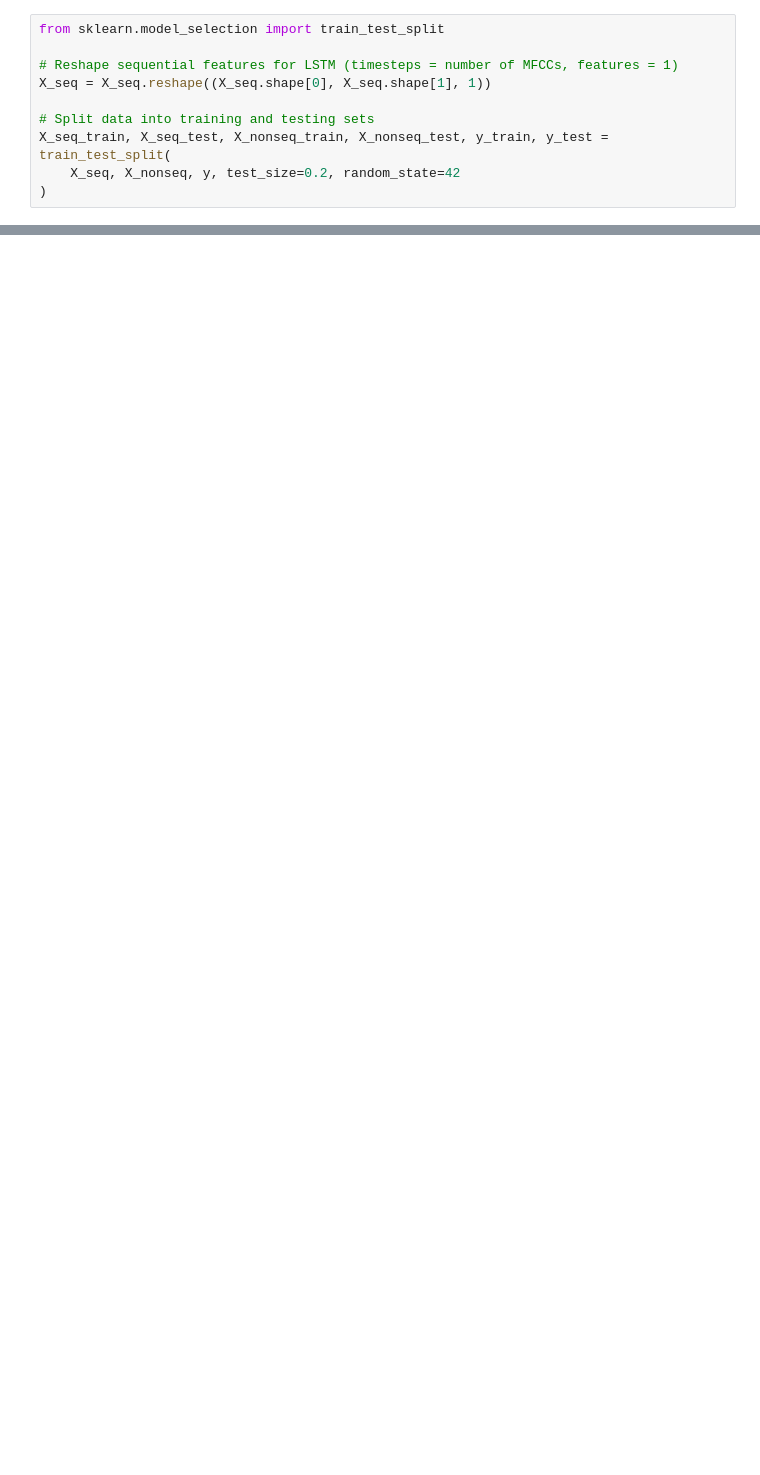
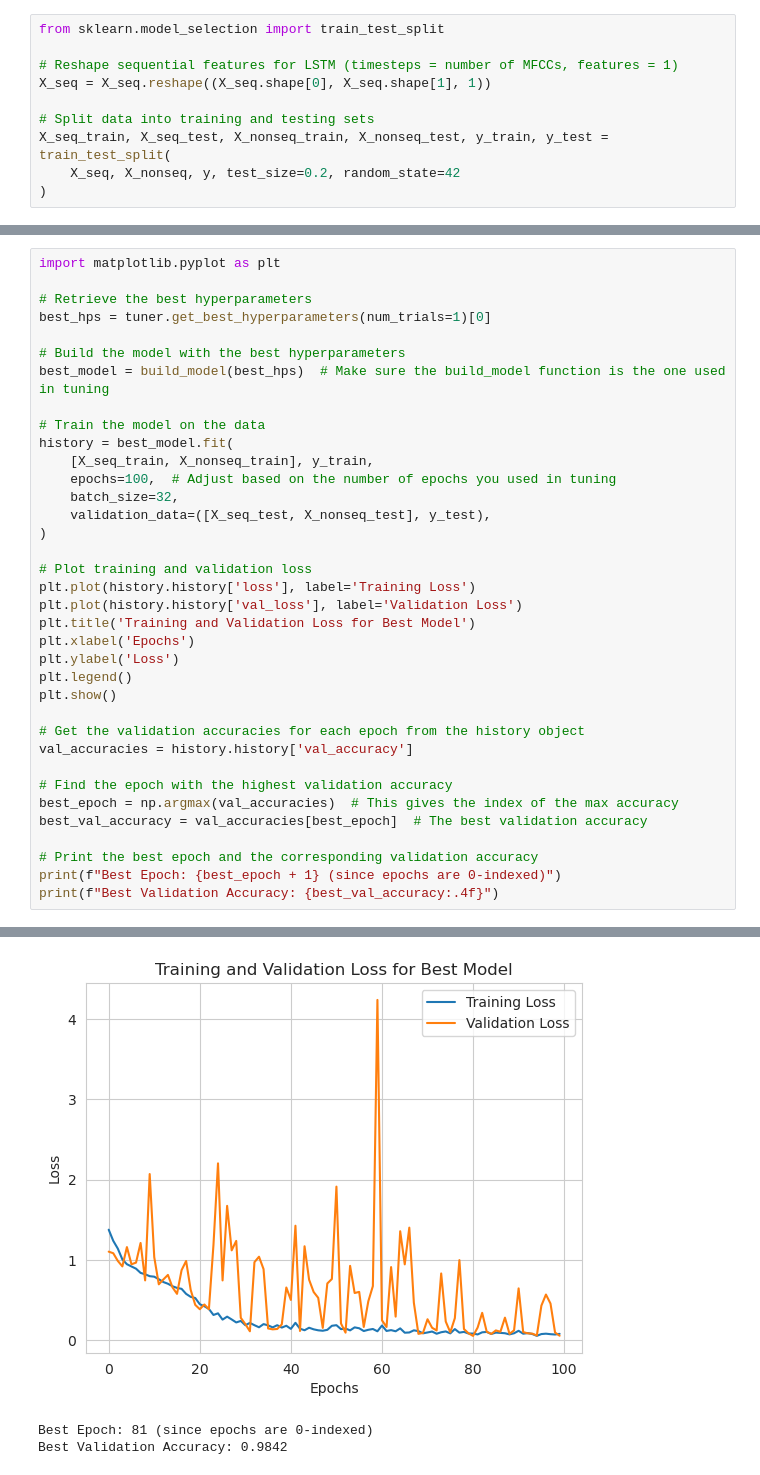
Before and after one commit to ladalar/beata, a Jupyter notebook: music_popularity.ipynb, the cells around one changed output, grey strips where cells are left out. Saved outputs shown, nothing was run; the diff lists cells and outputs as text; blank space fills up the shorter version.

```diff
--- a/music_popularity.ipynb
+++ b/music_popularity.ipynb
@@ -172,0 +494,37 @@ Hybrid Model
+# %%
+import matplotlib.pyplot as plt
+
+# Retrieve the best hyperparameters
+best_hps = tuner.get_best_hyperparameters(num_trials=1)[0]
+
+# Build the model with the best hyperparameters
+best_model = build_model(best_hps)  # Make sure the build_model function is the one used in tuning
+
+# Train the model on the data
+history = best_model.fit(
+    [X_seq_train, X_nonseq_train], y_train,
+    epochs=100,  # Adjust based on the number of epochs you used in tuning
+    batch_size=32,
+    validation_data=([X_seq_test, X_nonseq_test], y_test),
+)
+
+# Plot training and validation loss
+plt.plot(history.history['loss'], label='Training Loss')
+plt.plot(history.history['val_loss'], label='Validation Loss')
+plt.title('Training and Validation Loss for Best Model')
+plt.xlabel('Epochs')
+plt.ylabel('Loss')
+plt.legend()
+plt.show()
+
+# Get the validation accuracies for each epoch from the history object
+val_accuracies = history.history['val_accuracy']
+
+# Find the epoch with the highest validation accuracy
+best_epoch = np.argmax(val_accuracies)  # This gives the index of the max accuracy
+best_val_accuracy = val_accuracies[best_epoch]  # The best validation accuracy
+
+# Print the best epoch and the corresponding validation accuracy
+print(f"Best Epoch: {best_epoch + 1} (since epochs are 0-indexed)")
+print(f"Best Validation Accuracy: {best_val_accuracy:.4f}")
+# %% [output]
@@ -173,2 +548,5 @@ Hybrid Model
+[figure, added]
+Best Epoch: 81 (since epochs are 0-indexed)
+Best Validation Accuracy: 0.9842
 # %%
 import numpy as np
```
Also changed, not shown: parts of 34 cells of this notebook.
